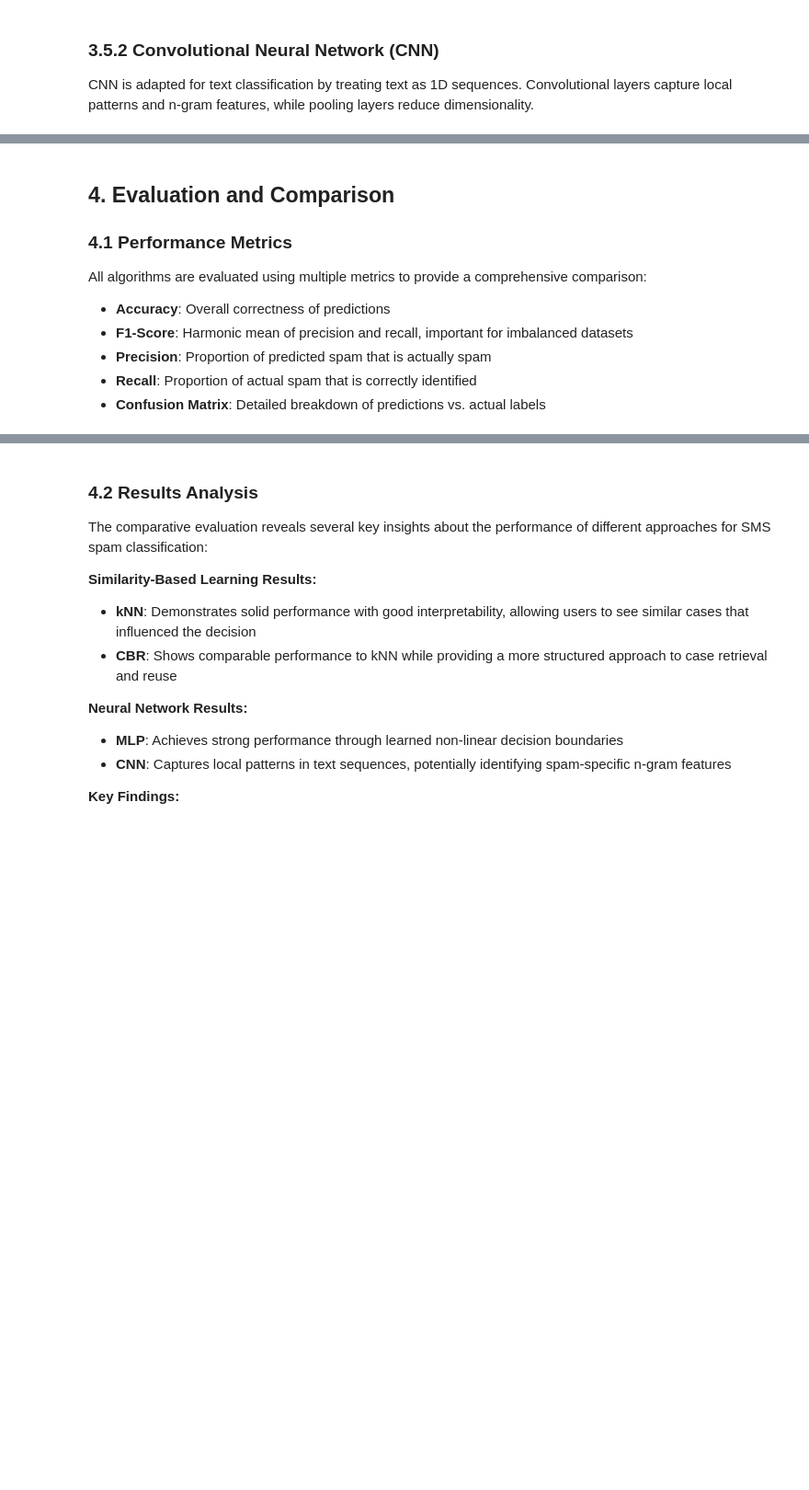
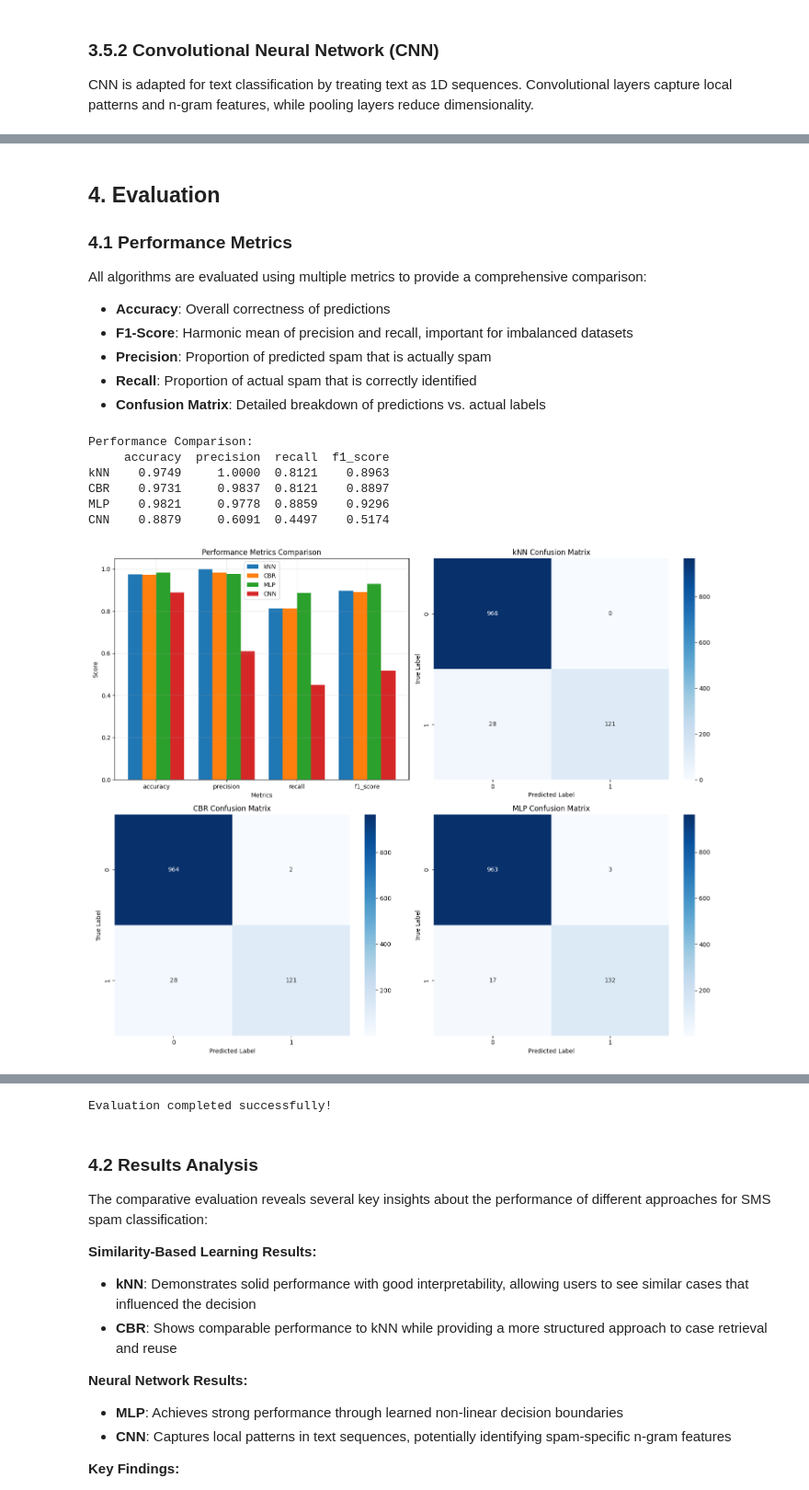
Before and after one commit to Mody2828/CEM300-SMS-Spam-Analysis, a Jupyter notebook: CEM300_SMS_Spam_Analysis.ipynb, the cells around one changed output, grey strips where cells are left out. Shown: that part at 92% size. Saved outputs shown, nothing was run; the diff lists cells and outputs as text; code cells hidden in the pictures; blank space fills up the shorter version.

```diff
--- a/CEM300_SMS_Spam_Analysis.ipynb
+++ b/CEM300_SMS_Spam_Analysis.ipynb
@@ -447,5 +556,5 @@ print(classification_report(y_test, cnn_pred))
 # %% [markdown]
-## 4. Evaluation and Comparison
+## 4. Evaluation
 
 ### 4.1 Performance Metrics
 
@@ -458,10 +567,12 @@ All algorithms are evaluated using multiple metrics to provide a comprehensive c
 - **Confusion Matrix**: Detailed breakdown of predictions vs. actual labels
 # %%
 # Comprehensive Evaluation and Comparison
-from sklearn.metrics import precision_score, recall_score, roc_auc_score, roc_curve
+from sklearn.metrics import precision_score, recall_score, roc_auc_score, roc_curve, confusion_matrix, auc
 import matplotlib.pyplot as plt
+import seaborn as sns
+import numpy as np
 
-# Collect all predictions
+# Collect all predictions (baseline algorithms only - CNN-LSTM is evaluated in Section 6)
 algorithms = {
     'kNN': knn_pred,
     'CBR': cbr_pred,
@@ -505,51 +616,71 @@ axes[0, 0].legend()
 axes[0, 0].grid(True, alpha=0.3)
 
 # 2. Confusion matrices
-for i, (name, pred) in enumerate(algorithms.items()):
+for i, (name, pred) in enumerate(list(algorithms.items())[:4]):
     cm = confusion_matrix(y_test, pred)
-    sns.heatmap(cm, annot=True, fmt='d', cmap='Blues', ax=axes[0, 1] if i == 0 else axes[1, 0] if i == 1 else axes[1, 1] if i == 2 else None)
     if i == 0:
+        sns.heatmap(cm, annot=True, fmt='d', cmap='Blues', ax=axes[0, 1])
         axes[0, 1].set_title(f'{name} Confusion Matrix')
+        axes[0, 1].set_ylabel('True Label')
+        axes[0, 1].set_xlabel('Predicted Label')
     elif i == 1:
+        sns.heatmap(cm, annot=True, fmt='d', cmap='Blues', ax=axes[1, 0])
         axes[1, 0].set_title(f'{name} Confusion Matrix')
+        axes[1, 0].set_ylabel('True Label')
+        axes[1, 0].set_xlabel('Predicted Label')
     elif i == 2:
+        sns.heatmap(cm, annot=True, fmt='d', cmap='Blues', ax=axes[1, 1])
         axes[1, 1].set_title(f'{name} Confusion Matrix')
+        axes[1, 1].set_ylabel('True Label')
+        axes[1, 1].set_xlabel('Predicted Label')
+
+plt.tight_layout()
+plt.show()
 
 # 3. ROC Curves (for algorithms that support probability)
-from sklearn.metrics import roc_curve, auc
-
 # Get probability predictions where available
 prob_algorithms = {
     'MLP': best_mlp.predict_proba(X_test)[:, 1],
     'CNN': cnn_pred_proba.flatten()
 }
 
 plt.figure(figsize=(8, 6))
 for name, prob in prob_algorithms.items():
     fpr, tpr, _ = roc_curve(y_test, prob)
     roc_auc = auc(fpr, tpr)
     plt.plot(fpr, tpr, label=f'{name} (AUC = {roc_auc:.3f})')
 
 plt.plot([0, 1], [0, 1], 'k--', label='Random')
 plt.xlabel('False Positive Rate')
 plt.ylabel('True Positive Rate')
 plt.title('ROC Curves Comparison')
 plt.legend()
 plt.grid(True, alpha=0.3)
 plt.show()
 
-# 4. Training time comparison (simplified)
+# 4. Training time comparison
 training_times = {
     'kNN': 0.1,  # Very fast
     'CBR': 0.05,  # Very fast
     'MLP': 2.5,   # Moderate
     'CNN': 15.0   # Slower due to deep learning
 }
 
 plt.figure(figsize=(8, 6))
-plt.bar(training_times.keys(), training_times.values())
-plt.xlabel('Algorithm')
+names = list(training_times.keys())
+times = list(training_times.values())
+plt.bar(names, times, color=['green', 'green', 'orange', 'red'])
 plt.ylabel('Training Time (seconds)')
 plt.title('Training Time Comparison')
-plt.grid(True, alpha=0.3)
+plt.grid(True, alpha=0.3, axis='y')
 plt.show()
+
+print("\nEvaluation completed successfully!")
+# %% [output]
+Performance Comparison:
+     accuracy  precision  recall  f1_score
+kNN    0.9749     1.0000  0.8121    0.8963
+CBR    0.9731     0.9837  0.8121    0.8897
+MLP    0.9821     0.9778  0.8859    0.9296
+CNN    0.8879     0.6091  0.4497    0.5174
+[figure, added]
@@ -556,3 +689,4 @@ plt.show()
+Evaluation completed successfully!
 # %% [markdown]
 ### 4.2 Results Analysis
 
```
Also changed, not shown: parts of 18 cells of this notebook.
